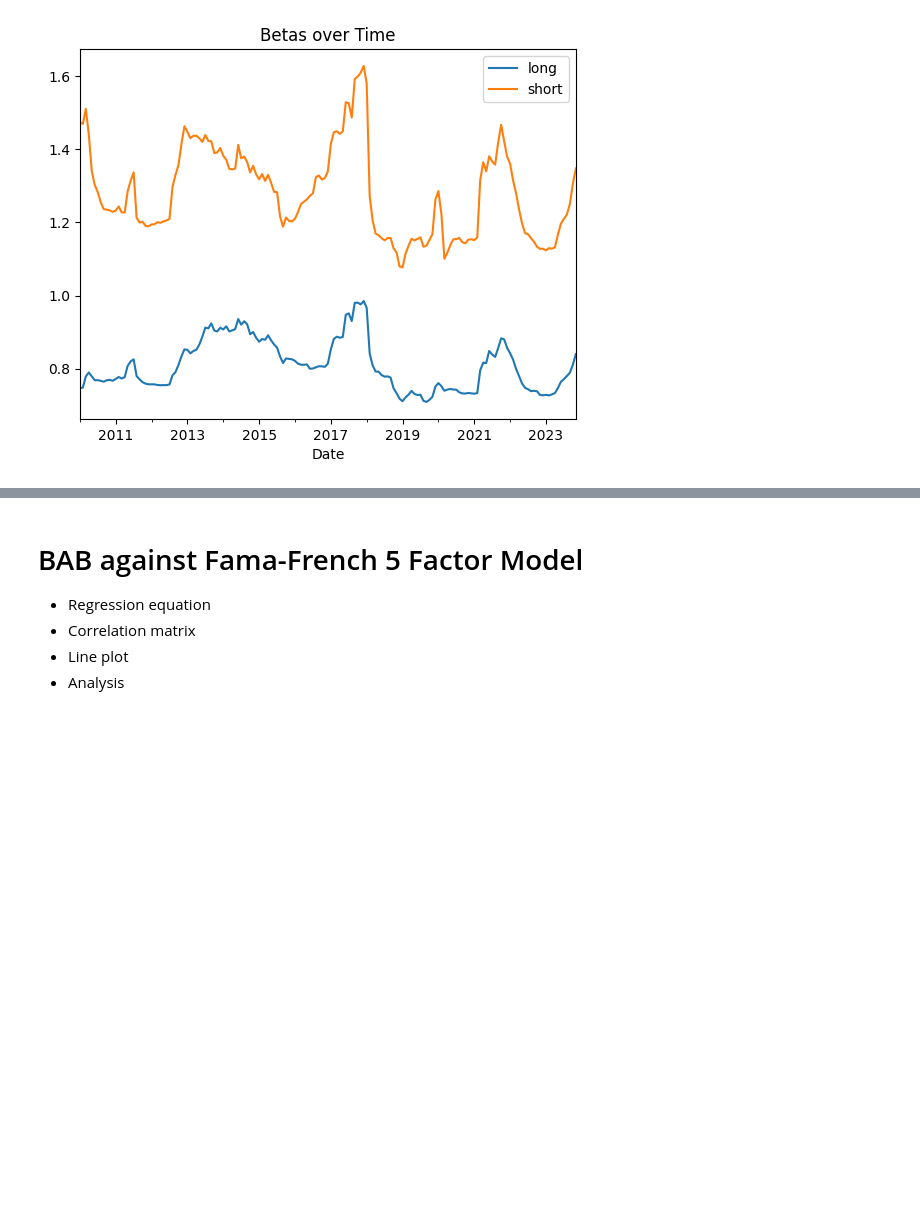
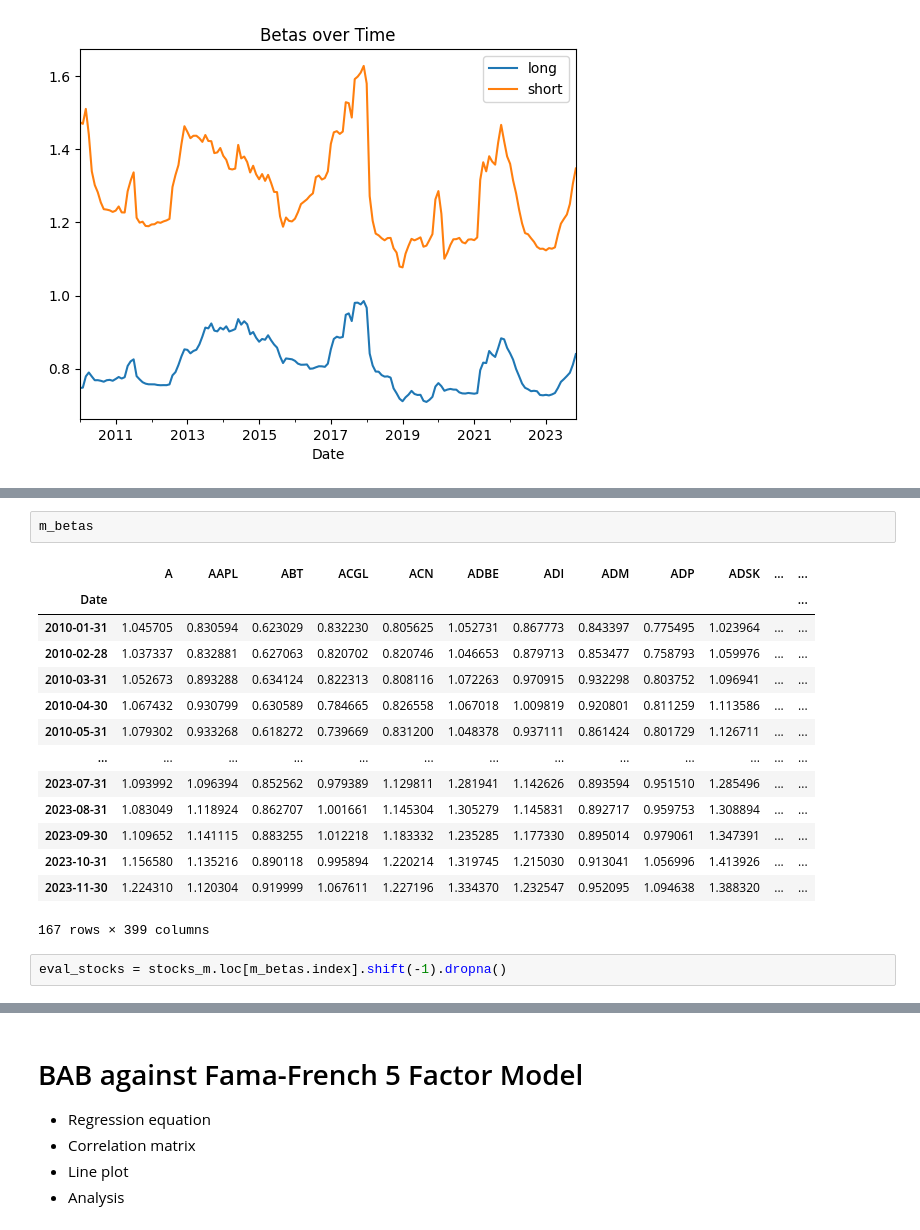
Before and after one commit to ryanczm/Betting-Against-Beta, a Jupyter notebook: bab.ipynb, the cells around one changed output, grey strips where cells are left out. Cells and saved outputs as stored; diff of their text form; blank space fills up the shorter version.

```diff
--- a/bab.ipynb
+++ b/bab.ipynb
@@ -94,0 +101,19 @@ plt.show()
+# %%
+m_betas
+# %% [output]
+|  | A | AAPL | ABT | ACGL | ACN | ADBE | ADI | ADM | ADP | ADSK | ... | ... |
+| Date |  |  |  |  |  |  |  |  |  |  |  | ... |
+| 2010-01-31 | 1.045705 | 0.830594 | 0.623029 | 0.832230 | 0.805625 | 1.052731 | 0.867773 | 0.843397 | 0.775495 | 1.023964 | ... | ... |
+| 2010-02-28 | 1.037337 | 0.832881 | 0.627063 | 0.820702 | 0.820746 | 1.046653 | 0.879713 | 0.853477 | 0.758793 | 1.059976 | ... | ... |
+| 2010-03-31 | 1.052673 | 0.893288 | 0.634124 | 0.822313 | 0.808116 | 1.072263 | 0.970915 | 0.932298 | 0.803752 | 1.096941 | ... | ... |
+| 2010-04-30 | 1.067432 | 0.930799 | 0.630589 | 0.784665 | 0.826558 | 1.067018 | 1.009819 | 0.920801 | 0.811259 | 1.113586 | ... | ... |
+| 2010-05-31 | 1.079302 | 0.933268 | 0.618272 | 0.739669 | 0.831200 | 1.048378 | 0.937111 | 0.861424 | 0.801729 | 1.126711 | ... | ... |
+| ... | ... | ... | ... | ... | ... | ... | ... | ... | ... | ... | ... | ... |
+| 2023-07-31 | 1.093992 | 1.096394 | 0.852562 | 0.979389 | 1.129811 | 1.281941 | 1.142626 | 0.893594 | 0.951510 | 1.285496 | ... | ... |
+| 2023-08-31 | 1.083049 | 1.118924 | 0.862707 | 1.001661 | 1.145304 | 1.305279 | 1.145831 | 0.892717 | 0.959753 | 1.308894 | ... | ... |
+| 2023-09-30 | 1.109652 | 1.141115 | 0.883255 | 1.012218 | 1.183332 | 1.235285 | 1.177330 | 0.895014 | 0.979061 | 1.347391 | ... | ... |
+| 2023-10-31 | 1.156580 | 1.135216 | 0.890118 | 0.995894 | 1.220214 | 1.319745 | 1.215030 | 0.913041 | 1.056996 | 1.413926 | ... | ... |
+| 2023-11-30 | 1.224310 | 1.120304 | 0.919999 | 1.067611 | 1.227196 | 1.334370 | 1.232547 | 0.952095 | 1.094638 | 1.388320 | ... | ... |
+167 rows × 399 columns
+# %%
+eval_stocks = stocks_m.loc[m_betas.index].shift(-1).dropna()
```
Also changed, not shown: parts of 10 cells of this notebook.
